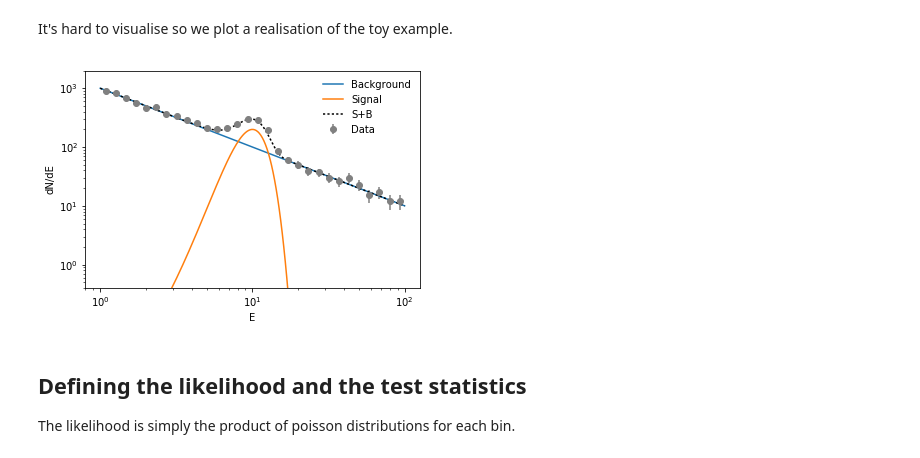
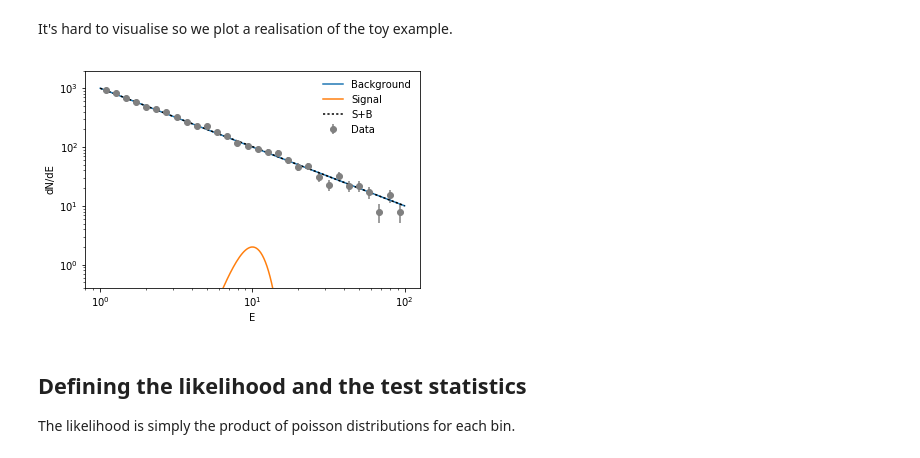
Before and after one commit to tedwards2412/exclusion-limits, a Jupyter notebook: An Upper Limit Howto.ipynb, the cells around one changed output. Cells and saved outputs as stored; diff of their text form; code cells hidden in the pictures.

```diff
--- a/An Upper Limit Howto.ipynb
+++ b/An Upper Limit Howto.ipynb
@@ -22,33 +22,33 @@ def background_shape(E=E, gamma=-1):
 
 def generate_data(bkg_norm, sig_norm, E=E, seed=None):
     np.random.seed(seed)
-    return np.random.poisson(bkg_norm * signal_shape(E) +
-                             sig_norm * background_shape(E))
+    return np.random.poisson(sig_norm * signal_shape(E) +
+                             bkg_norm * background_shape(E))
 # %% [markdown]
 It's hard to visualise so we plot a realisation of the toy example.
 # %%
 def visualise_model(bkg_norm, sig_norm):
     fig, ax = plt.subplots()
     x = np.logspace(0,2,200)
     b = bkg_norm*background_shape(x)
     s = sig_norm*signal_shape(x)
     ax.plot(x, b, label='Background')
     ax.plot(x, s, label='Signal')
     ax.plot(x, s+b, color='black', linestyle='dotted', label='S+B')
 
     N = generate_data(bkg_norm, sig_norm)
     ax.errorbar(E, N, yerr=np.sqrt(N), fmt='o', color='grey', label='Data')
     ax.set_ylim(0.4, 2*np.maximum(s.max(), b.max()))
     ax.set_xscale('log')
     ax.set_yscale('log')
     ax.set_xlabel('E')
     ax.set_ylabel('dN/dE')
     ax.legend(frameon=False)
     return fig, ax
 
-visualise_model(bkg_norm=1000, sig_norm=1000);
+visualise_model(bkg_norm=1000, sig_norm=10);
 # %% [output]
-[figure, old version]
+[figure, new version]
 # %% [markdown]
 ## Defining the likelihood and the test statistics
 
```
Also changed, not shown: parts of 12 cells of this notebook, 3 other files.
